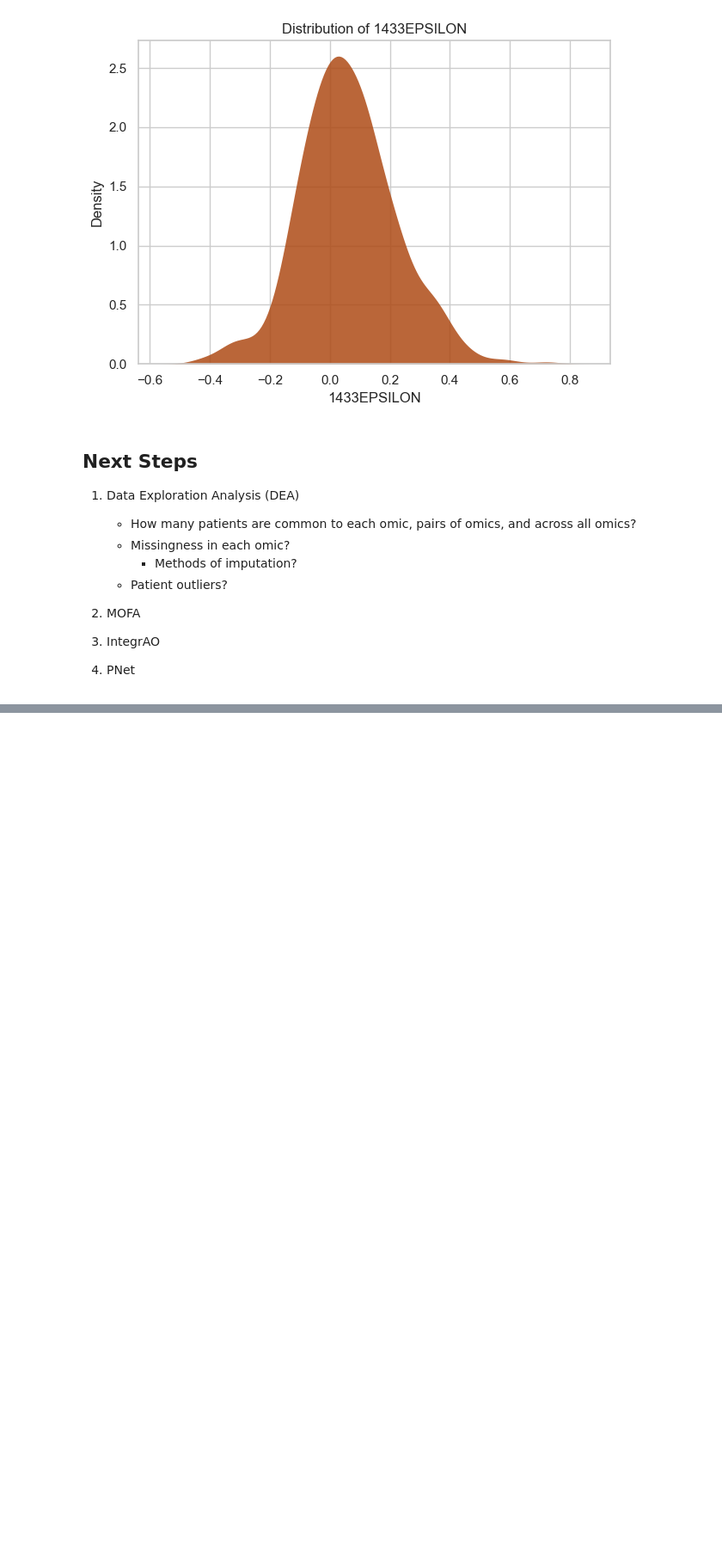
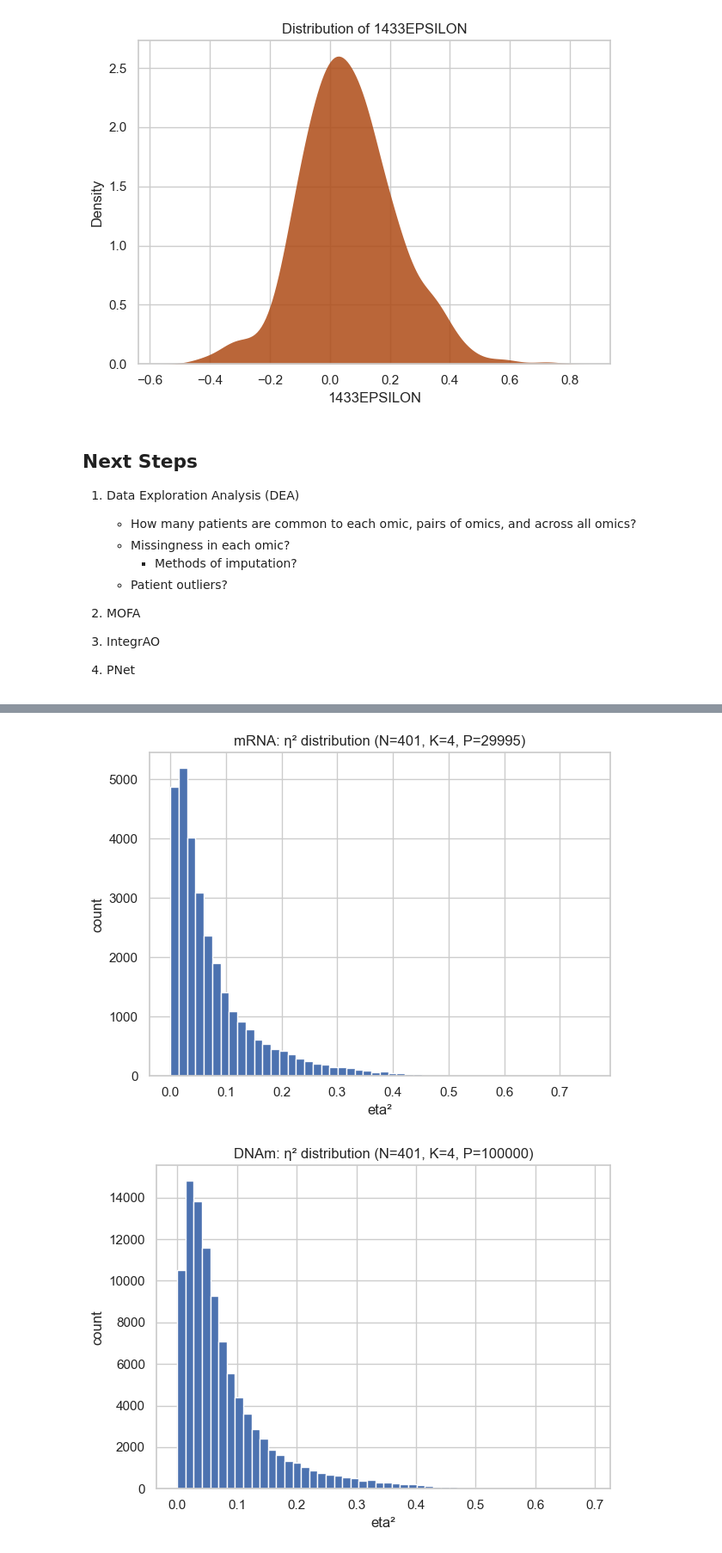
Before and after one commit to MarkoStc/ml_project2, a Jupyter notebook: code/DataExploration.ipynb, the cells around one changed output, grey strips where cells are left out. Shown at 86% size. Drawn from its saved outputs; the diff is of its cells as text; code cells hidden in the pictures; blank space fills up the shorter version.

Commit message:
initial logreg with anova selection

```diff
--- a/code/DataExploration.ipynb
+++ b/code/DataExploration.ipynb
@@ -154,0 +235,7 @@ plt.show()
+# %%
+from sklearn.preprocessing import LabelEncoder
+le = LabelEncoder()
+y = le.fit_transform(y_str)
+class_names = list(le.classes_)
+print("PAM50 classes:", class_names)
+print(pd.Series(y_str).value_counts())
@@ -154,0 +256,59 @@ plt.show()
+# %%
+import numpy as np
+import pandas as pd
+import matplotlib.pyplot as plt
+from sklearn.feature_selection import f_classif
+
+def per_feature_anova_np(
+    X: np.ndarray,               # shape (N, P)
+    y: np.ndarray,               # shape (N,), integer classes
+    view_name: str,              # e.g., "mRNA", "DNAm", "RPPA"
+    topN: int = 30,              # for the bar plot
+    topK_scatter: int = 3000,    # for volcano-like scatter
+    save_prefix: str | None = None,
+    feature_names: list[str] | None = None
+):
+    N, P = X.shape
+    K = len(np.unique(y))
+    if feature_names is None:
+        width = len(str(P))
+        feature_names = [f"{view_name.lower()}_{i:0{width}d}" for i in range(P)]
+
+    # 1) ANOVA F and p across classes for every feature
+    F, p = f_classif(X, y)  # vector length P
+    F = np.nan_to_num(F, nan=0.0, posinf=0.0, neginf=0.0)
+    p = np.nan_to_num(p, nan=1.0, posinf=1.0, neginf=1.0)
+
+    # 2) Effect size η² (0..1)
+    eta2 = ((K - 1) * F) / (((K - 1) * F) + (N - K) + 1e-12)
+
+    # 3) Build table and save
+    res = pd.DataFrame({
+        "feature": feature_names,
+        "F": F,
+        "p": p,
+        "eta2": eta2
+    }).sort_values("eta2", ascending=False).reset_index(drop=True)
+    res["rank"] = np.arange(1, P + 1)
+    res["view"] = view_name
+
+
+    # 4) Plots (compact summaries)
+    # Histogram of eta^2
+    plt.figure()
+    plt.hist(res["eta2"].values, bins=50)
+    plt.title(f"{view_name}: η² distribution (N={N}, K={K}, P={P})")
+    plt.xlabel("eta²")
+    plt.ylabel("count")
+    plt.tight_layout()
+    plt.show()
+
+    return res
+
+# ==== Use on your NumPy arrays (aligned to the same patients as y) ====
+mrna_scores = per_feature_anova_np(X_mrna, y, "mRNA",  topN=30, topK_scatter=3000, save_prefix="mRNA")
+meth_scores = per_feature_anova_np(X_meth, y, "DNAm", topN=30, topK_scatter=3000, save_prefix="DNAm")
+prot_scores = per_feature_anova_np(X_prot, y, "RPPA", topN=30, topK_scatter=3000, save_prefix="RPPA")
+# %% [output]
+[figure, added]
+[figure, added]
```
Also changed, not shown: parts of 23 cells of this notebook.
